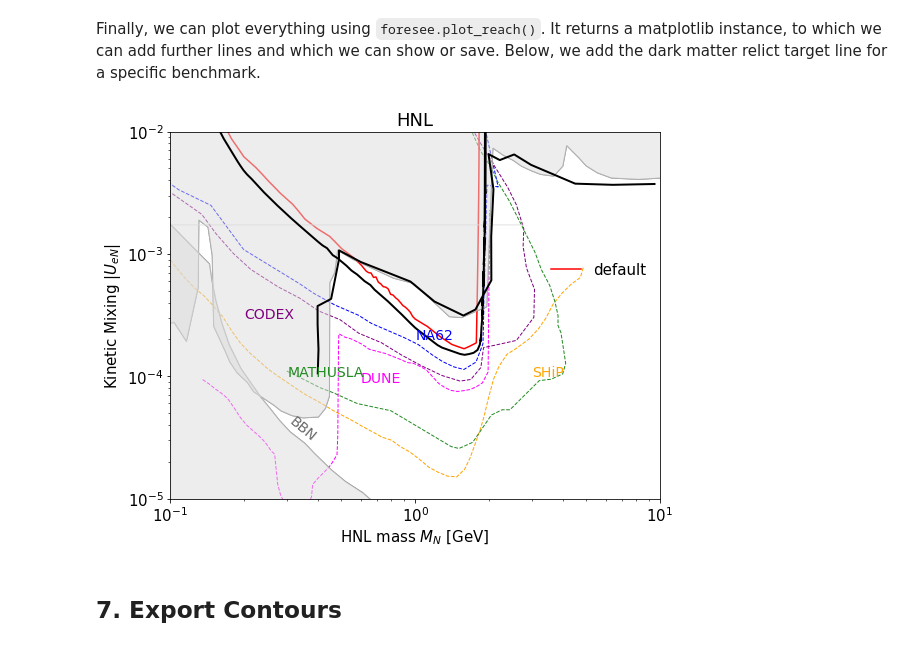
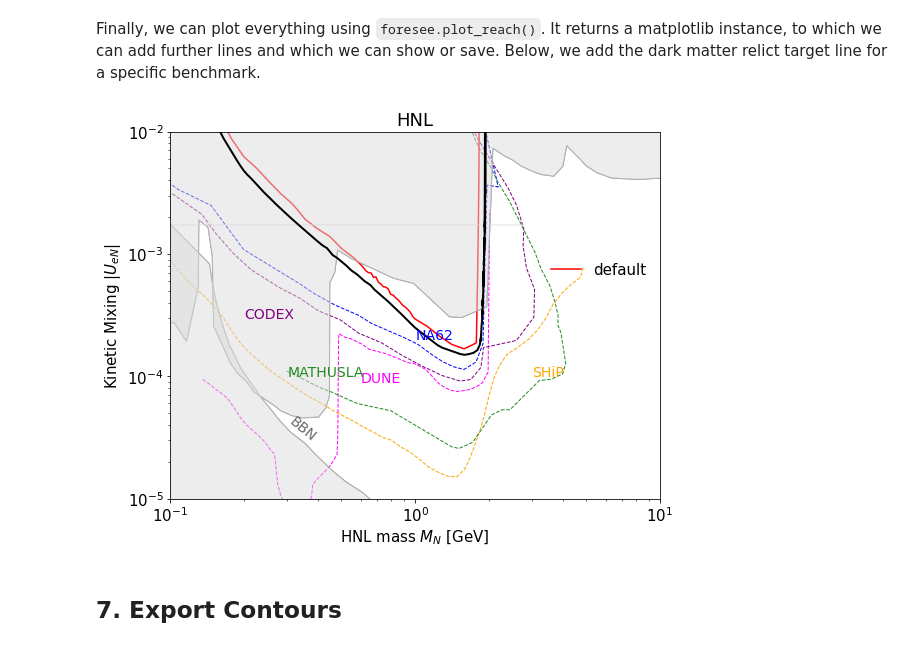
Before and after one commit to ahewitt6/FORESEE_HNL, a Jupyter notebook: Models/HNL/HNL.ipynb, the cells around one changed output. Cells and saved outputs as stored; diff of their text form; code cells hidden in the pictures.

```diff
--- a/Models/HNL/HNL.ipynb
+++ b/Models/HNL/HNL.ipynb
@@ -483,35 +473,35 @@ UeN=[0.000105657,
 .00374895,
 .00366726,
 .00372535,]
 MN=[0.400177,
 0.402906,
 0.399575,
 0.399349,
 0.453839,
 0.488770,
 0.488638,
 0.599131,
 0.956599,
 1.20004,
 1.57479,
 1.76296,
 2.04795,
 2.04517,
 2.08892,
 1.99439,
 2.21675,
 2.53841,
 2.97469,
 4.50532,
 6.42077,
 9.50142]
-plot.plot(MN,UeN, color="k", lw=2)
+#plot.plot(MN,UeN, color="k", lw=2)
 plot.plot(refx,refy, color="k", lw=2)
 plot.subplots_adjust(left=0.12, right=0.97, bottom=0.10, top=0.95)
 plot.savefig("/Users/alechewitt/Desktop/Figure.pdf")
 plot.show()
 # %% [output]
-[figure, old version]
+[figure, new version]
 # %% [markdown]
 ## 7. Export Contours
 # %% [markdown]
```
Also changed, not shown: parts of 11 cells of this notebook, 1 other file.
